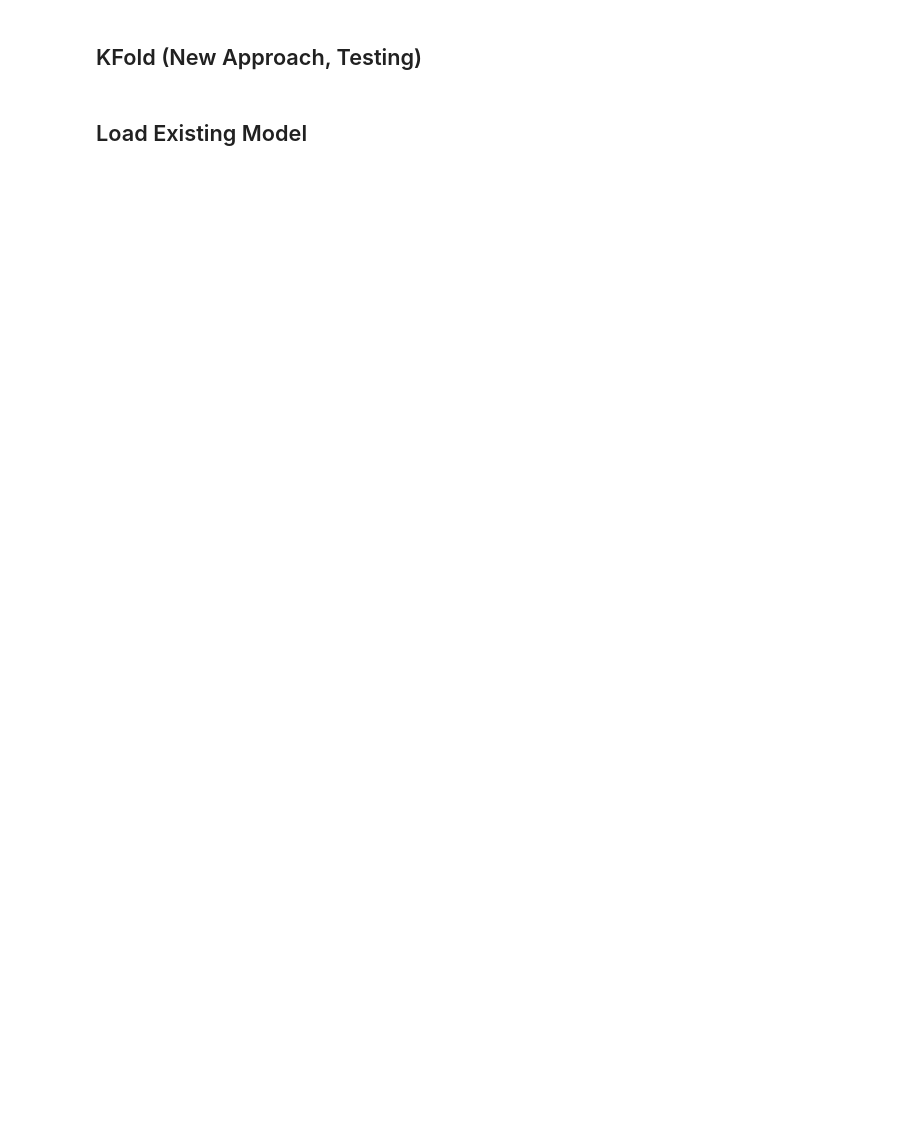
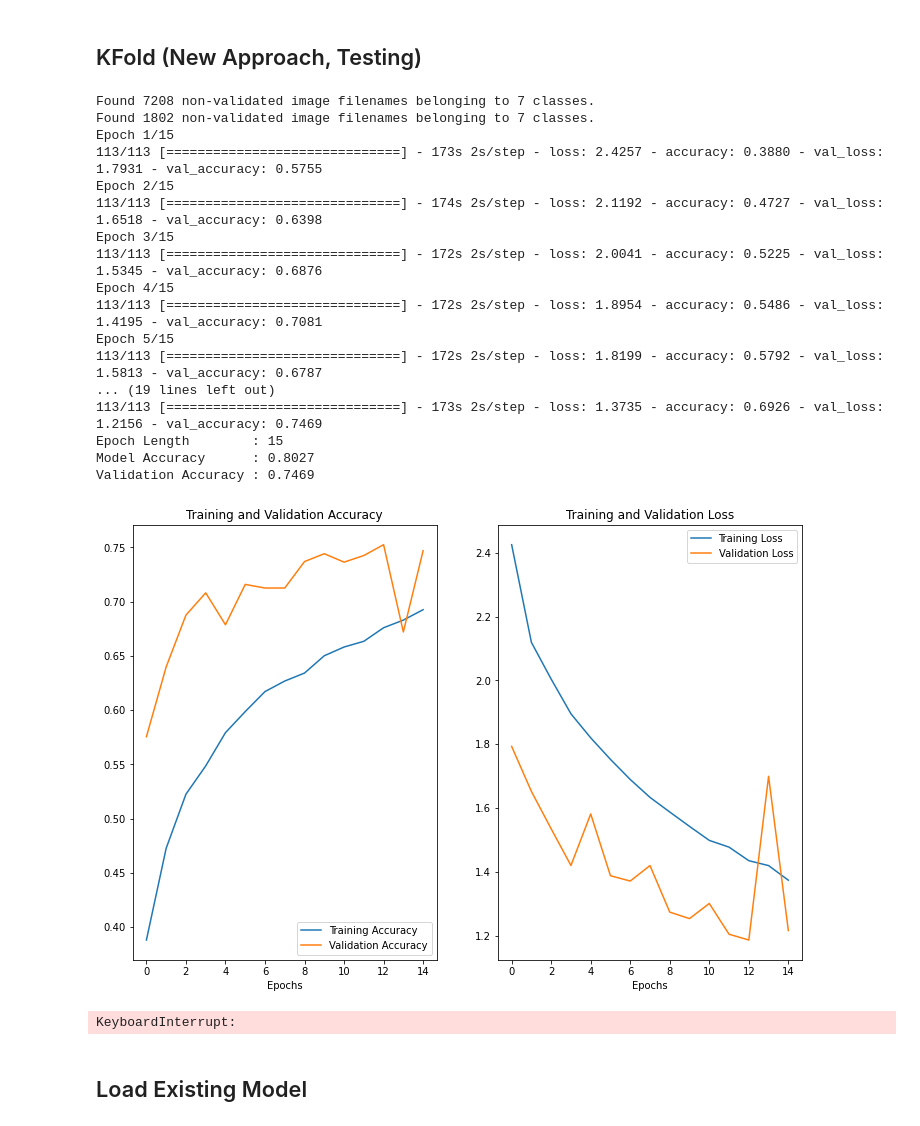
Before and after one commit to gitfolder/capstone, a Jupyter notebook: Code/CNN/CNN.ipynb, the cells around one changed output. Saved outputs shown, nothing was run; the diff lists cells and outputs as text; code cells hidden in the pictures; blank space fills up the shorter version.

```diff
--- a/Code/CNN/CNN.ipynb
+++ b/Code/CNN/CNN.ipynb
@@ -828,7 +956,7 @@ paths = [
 ]
 for p in paths:
     m = keras.models.load_model(
-        "output\keras_models\\"+p,
+        "output/keras_models/"+p,
         custom_objects={"mish": mish}
     )
     print_confusion_matrix(m, IMAGES_PATH_VALIDATION)
@@ -950,7 +1142,7 @@ from sklearn.model_selection import StratifiedKFold
 if True:
     # Measure time of KFold
     start_time = time.time()
-    epochs = 5
+    epochs = 15
     batch_size = 64
     generator = ImageDataGenerator()
     # Get data for images and labels
@@ -960,6 +1152,7 @@ if True:
     # Remove ids that are in the list of images for validation
     images_df = images_df[~images_df.image_id.isin(validation_image_names)]
     # Combine image_id with folder path and extention
+    # images_df["image_id"] = images_df["dx"] + "/" + images_df["image_id"] + ".jpg"
     images_df["image_id"] = images_df["dx"] + "/" + images_df["image_id"] + ".jpg"
 
     # Perform KFold (Stratified ensures original data distribution)
@@ -975,40 +1168,63 @@ if True:
                 dataframe=training_data, directory=IMAGES_PATH_SEPARATED,
                 x_col="image_id", y_col="dx",
                 class_mode="categorical", shuffle=True,
-                target_size=IMG_SIZE, batch_size=batch_size)
+                target_size=IMG_SIZE, batch_size=batch_size,
+                validate_filenames=False)
 
         testing_set = generator.flow_from_dataframe(
                 dataframe=testing_data, directory=IMAGES_PATH_SEPARATED,
                 x_col="image_id", y_col="dx",
                 class_mode="categorical", shuffle=True,
-                target_size=IMG_SIZE, batch_size=batch_size)
+                target_size=IMG_SIZE, batch_size=batch_size,
+                validate_filenames=False)
 
         #print(len(training_set), "training batches")
         #print(len(testing_set) , "testing batches")
 
         model = compile_model()
         fit_model(model, training_set, testing_set, epochs, verbose=True,
-                  augment="testing_{0}".format(epochs))
+                  augment="kfold_{0}".format(len(statistics_data[0])+1))
 
         # Gather statistics
         train_evaluation = model.evaluate(training_set, verbose=0)
         validation_evaluation = model.evaluate(testing_set, verbose=0)
 
         statistics_data[0].append(train_evaluation[0]) # loss
         statistics_data[1].append(train_evaluation[1]) # accuracy
         statistics_data[2].append(validation_evaluation[0]) # val_loss
         statistics_data[3].append(validation_evaluation[1]) # val_accuracy
 
 
     print(" === KFOLD AVERAGE STATISTICS === ")
     print("loss: {0} - accuracy: {1} - val_loss: {2} - val_accuracy: {3}".format(
         np.average(statistics_data[0]), np.average(statistics_data[1]),
         np.average(statistics_data[2]), np.average(statistics_data[3])
     ))
     print("Time Elapsed : ", timedelta(seconds=(time.time() - start_time)))
 
     '''
     ''';
+    # ADAGRAD
+# %% [output]
+Found 7208 non-validated image filenames belonging to 7 classes.
+Found 1802 non-validated image filenames belonging to 7 classes.
+Epoch 1/15
+113/113 [==============================] - 173s 2s/step - loss: 2.4257 - accuracy: 0.3880 - val_loss: 1.7931 - val_accuracy: 0.5755
+Epoch 2/15
+113/113 [==============================] - 174s 2s/step - loss: 2.1192 - accuracy: 0.4727 - val_loss: 1.6518 - val_accuracy: 0.6398
+Epoch 3/15
+113/113 [==============================] - 172s 2s/step - loss: 2.0041 - accuracy: 0.5225 - val_loss: 1.5345 - val_accuracy: 0.6876
+Epoch 4/15
+113/113 [==============================] - 172s 2s/step - loss: 1.8954 - accuracy: 0.5486 - val_loss: 1.4195 - val_accuracy: 0.7081
+Epoch 5/15
+113/113 [==============================] - 172s 2s/step - loss: 1.8199 - accuracy: 0.5792 - val_loss: 1.5813 - val_accuracy: 0.6787
+... (19 lines left out)
+113/113 [==============================] - 173s 2s/step - loss: 1.3735 - accuracy: 0.6926 - val_loss: 1.2156 - val_accuracy: 0.7469
+Epoch Length        : 15
+Model Accuracy      : 0.8027
+Validation Accuracy : 0.7469
+[figure, added]
+KeyboardInterrupt:
 # %% [markdown]
 ## Load Existing Model
 # %%
```
Also changed, not shown: parts of 26 cells of this notebook, 2 other files.
